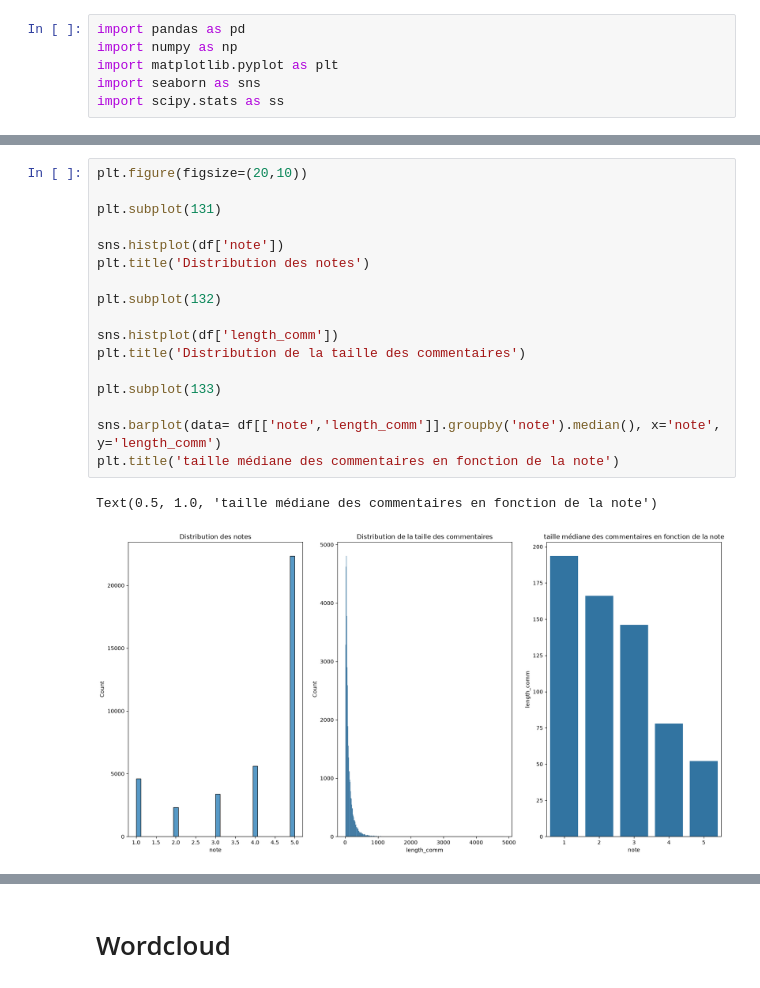
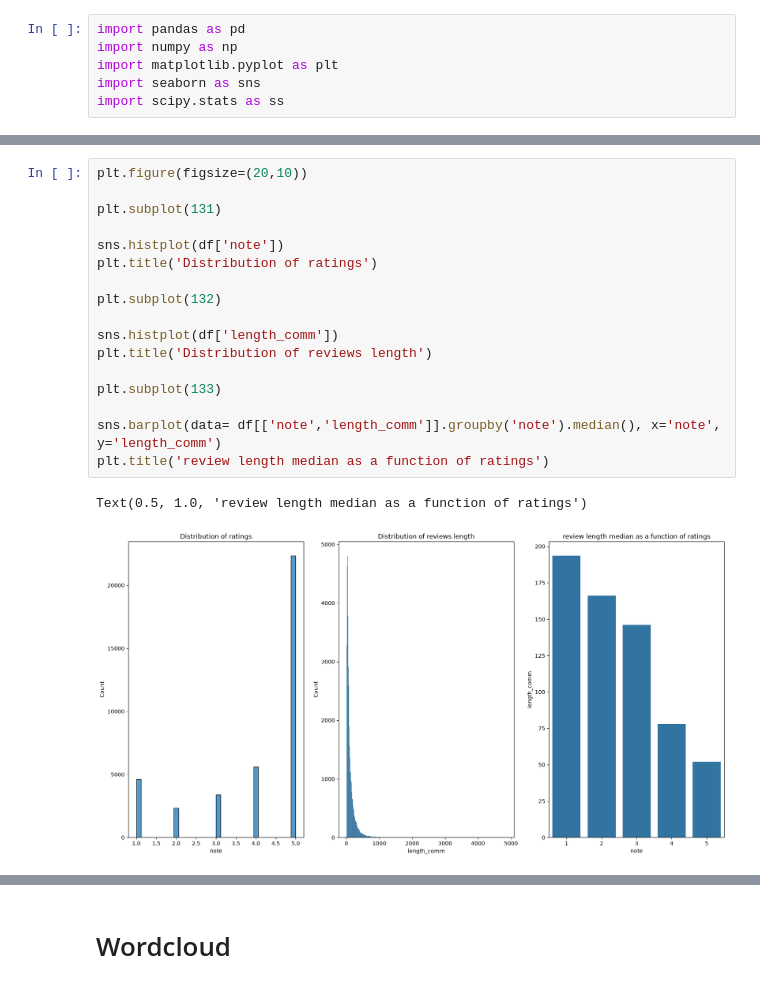
Before and after one commit to Robin-Mom/Supply-Chain-MLOps, a Jupyter notebook: notebooks/01_exploration.ipynb, the cells around one changed output, grey strips where cells are left out. Saved outputs shown, nothing was run; the diff lists cells and outputs as text.

```diff
--- a/notebooks/01_exploration.ipynb
+++ b/notebooks/01_exploration.ipynb
@@ -285,23 +285,23 @@ Name: proportion, dtype: float64
 # %%
 plt.figure(figsize=(20,10))
 
 plt.subplot(131)
 
 sns.histplot(df['note'])
-plt.title('Distribution des notes')
+plt.title('Distribution of ratings')
 
 plt.subplot(132)
 
 sns.histplot(df['length_comm'])
-plt.title('Distribution de la taille des commentaires')
+plt.title('Distribution of reviews length')
 
 plt.subplot(133)
 
 sns.barplot(data= df[['note','length_comm']].groupby('note').median(), x='note', y='length_comm')
-plt.title('taille médiane des commentaires en fonction de la note')
+plt.title('review length median as a function of ratings')
 # %% [output]
-Text(0.5, 1.0, 'taille médiane des commentaires en fonction de la note')
+Text(0.5, 1.0, 'review length median as a function of ratings')
-[figure, old version]
+[figure, new version]
 # %%
 plt.figure(figsize=(15,10))
 plt.subplot(1,2,1)
```
Also changed, not shown: parts of 17 cells of this notebook, 3 other files.
